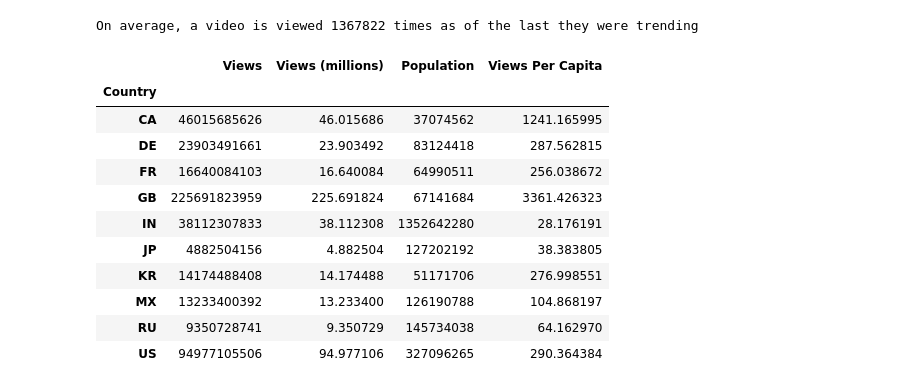
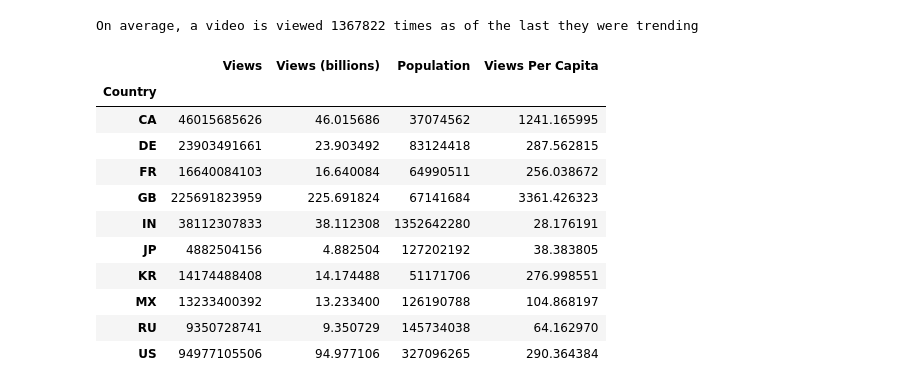
Before and after one commit to jherberg462/python-project, a Jupyter notebook: JennifferAnalysis.ipynb, the cells around one changed output. Saved outputs shown, nothing was run; the diff lists cells and outputs as text; code cells hidden in the pictures.

```diff
--- a/JennifferAnalysis.ipynb
+++ b/JennifferAnalysis.ipynb
@@ -76,28 +76,28 @@ On average, a video is viewed 1367822 times as of the last they were trending
 # %%
 # Groupby trending_df by country and sum the views.
 views_country_groups = trending_df.groupby("Country").sum()
 
 # Get number of views on millions for better visualization
 views_million = views_country_groups['Views']/1000000000
-views_country_groups['Views (millions)'] = views_million
+views_country_groups['Views (billions)'] = views_million
 
 # Convert series to DataFrame
 views_country_df = pd.DataFrame(views_country_groups)
 
 # Add population columns and data
 population = [37074562, 83124418, 64990511,67141684, 1352642280,
              127202192, 51171706, 126190788, 145734038, 327096265]
 views_country_df["Population"] = population
 
 # Get values for the per capita column and add it to the DataFrame
 per_capita = (views_country_df['Views']/views_country_df['Population'])
 
 views_country_df['Views Per Capita'] = per_capita
 
 # Preview of the DataFrame
 views_country_df
 # %% [output]
-|  | Views | Views (millions) | Population | Views Per Capita |
+|  | Views | Views (billions) | Population | Views Per Capita |
 | Country |  |  |  |  |
 | CA | 46015685626 | 46.015686 | 37074562 | 1241.165995 |
 | DE | 23903491661 | 23.903492 | 83124418 | 287.562815 |
```
Also changed, not shown: parts of 2 cells of this notebook.
